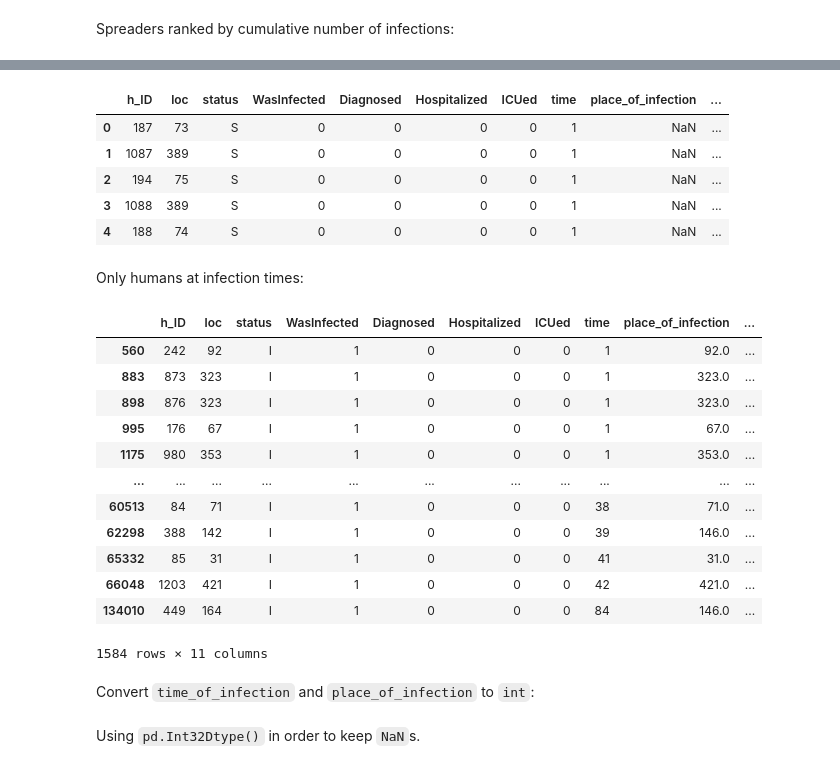
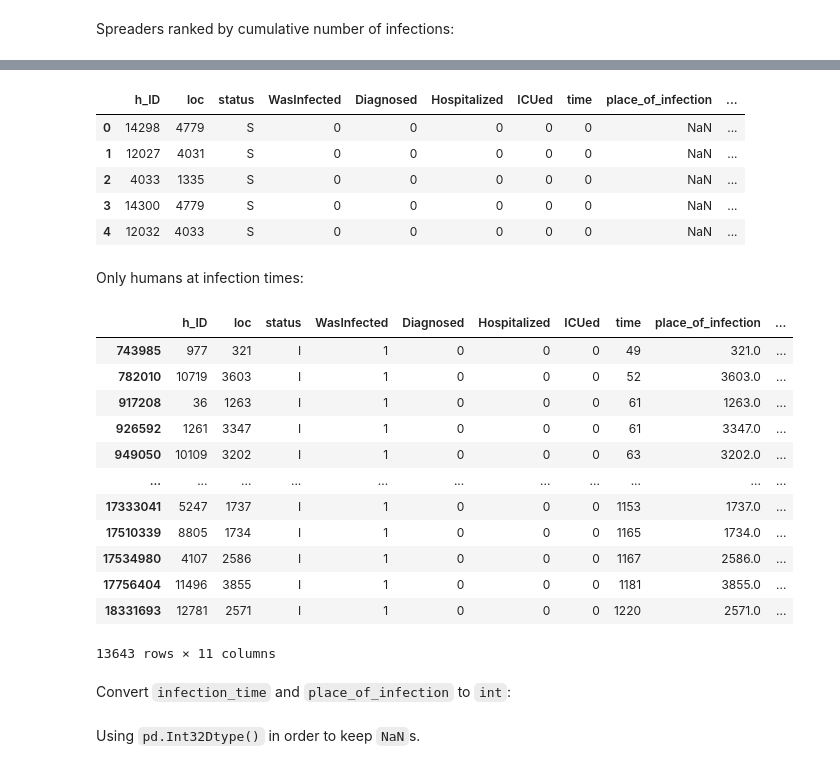
Before and after one commit to joba-1/Corona_Model, a Jupyter notebook: notebooks/Generate infection network.ipynb, the cells around one changed output, grey strips where cells are left out. Saved outputs shown, nothing was run; the diff lists cells and outputs as text; code cells hidden in the pictures.

```diff
--- a/notebooks/Generate infection network.ipynb
+++ b/notebooks/Generate infection network.ipynb
@@ -20,10 +22,15 @@ import networkx as nx
 # %% [markdown]
 Paths:
 # %%
-HUMANS_PATH        = '../outputs/output-humans_time_course.csv'
-INFECTIONS_PATH    = '../outputs/InfectionNetwork.csv'
-EXPORT_GML_PATH    = '../outputs/network_static'
-EXPORT_HUMANS_PATH = '../outputs/humans_infected_time_course.csv'
+# HUMANS_PATH        = '../outputs/output-humans_time_course.csv'
+# INFECTIONS_PATH    = '../outputs/InfectionNetwork.csv'
+# EXPORT_GML_PATH    = '../outputs/network_static'
+# EXPORT_HUMANS_PATH = '../outputs/humans_infected_time_course.csv'
+HUMANS_PATH        = '../outputs/basicsenario-humans_time_course.csv'
+INFECTIONS_PATH    = '../outputs/basicscenario-infection_network.csv'
+EXPORT_GML_PATH    = '../outputs/network_static_basic_scenario'
+EXPORT_HUMANS_PATH = '../outputs/humans_infected_time_course_basic_scenario.csv'
+EXPORT_NX_PATH     = '../outputs/network_dynamic_nx_basic_scenario_'
 # %% [markdown]
 Colors:
 # %%
@@ -66,4 +87,4 @@ infections = pd.read_csv(INFECTIONS_PATH)
 # %% [markdown]
 Get rid of `Unnamed: 0`:
 # %%
-infections = infections[['ID', 'place_of_infection', 'time_of_infection', 'got_infected_by']]
+infections = infections[['h_ID', 'place_of_infection', 'infection_time', 'infected_by']]
@@ -72,7 +102,7 @@ Convert `got_infected_by` to `int`:
 # %% [markdown]
 Using `pd.Int32Dtype()` in order to keep `NaN`s.
 # %%
-infections['got_infected_by'] = infections['got_infected_by'].astype(pd.Int32Dtype())
+infections['infected_by'] = infections['infected_by'].astype(pd.Int32Dtype())
 # %%
 infections.head()
 # %% [output]
@@ -132,6 +169,7 @@ Name: got_infected_by, dtype: Int64
 # %%
+%%time
 humans_tc_with_infected = pd.merge(left = humans_tc,
                                    right = infections,
                                    how = 'left',
                                    left_on = ['h_ID', 'time'],
-                                   right_on = ['ID', 'time_of_infection']).drop(labels = 'ID', axis = 1, inplace = False)
+                                   right_on = ['h_ID', 'infection_time'])
@@ -139,26 +179,26 @@ humans_tc_with_infected = pd.merge(left = humans_tc,
 humans_tc_with_infected.head()
 # %% [output]
 |  | h_ID | loc | status | WasInfected | Diagnosed | Hospitalized | ICUed | time | place_of_infection | ... |
-| 0 | 187 | 73 | S | 0 | 0 | 0 | 0 | 1 | NaN | ... |
-| 1 | 1087 | 389 | S | 0 | 0 | 0 | 0 | 1 | NaN | ... |
-| 2 | 194 | 75 | S | 0 | 0 | 0 | 0 | 1 | NaN | ... |
-| 3 | 1088 | 389 | S | 0 | 0 | 0 | 0 | 1 | NaN | ... |
-| 4 | 188 | 74 | S | 0 | 0 | 0 | 0 | 1 | NaN | ... |
+| 0 | 14298 | 4779 | S | 0 | 0 | 0 | 0 | 0 | NaN | ... |
+| 1 | 12027 | 4031 | S | 0 | 0 | 0 | 0 | 0 | NaN | ... |
+| 2 | 4033 | 1335 | S | 0 | 0 | 0 | 0 | 0 | NaN | ... |
+| 3 | 14300 | 4779 | S | 0 | 0 | 0 | 0 | 0 | NaN | ... |
+| 4 | 12032 | 4033 | S | 0 | 0 | 0 | 0 | 0 | NaN | ... |
 # %% [markdown]
 Only humans at infection times:
 # %%
-humans_tc_with_infected[humans_tc_with_infected.got_infected_by.notna()]
+humans_tc_with_infected[humans_tc_with_infected.infected_by.notna()]
 # %% [output]
 |  | h_ID | loc | status | WasInfected | Diagnosed | Hospitalized | ICUed | time | place_of_infection | ... |
-| 560 | 242 | 92 | I | 1 | 0 | 0 | 0 | 1 | 92.0 | ... |
-| 883 | 873 | 323 | I | 1 | 0 | 0 | 0 | 1 | 323.0 | ... |
-| 898 | 876 | 323 | I | 1 | 0 | 0 | 0 | 1 | 323.0 | ... |
-| 995 | 176 | 67 | I | 1 | 0 | 0 | 0 | 1 | 67.0 | ... |
-| 1175 | 980 | 353 | I | 1 | 0 | 0 | 0 | 1 | 353.0 | ... |
+| 743985 | 977 | 321 | I | 1 | 0 | 0 | 0 | 49 | 321.0 | ... |
+| 782010 | 10719 | 3603 | I | 1 | 0 | 0 | 0 | 52 | 3603.0 | ... |
+| 917208 | 36 | 1263 | I | 1 | 0 | 0 | 0 | 61 | 1263.0 | ... |
+| 926592 | 1261 | 3347 | I | 1 | 0 | 0 | 0 | 61 | 3347.0 | ... |
+| 949050 | 10109 | 3202 | I | 1 | 0 | 0 | 0 | 63 | 3202.0 | ... |
 | ... | ... | ... | ... | ... | ... | ... | ... | ... | ... | ... |
-| 60513 | 84 | 71 | I | 1 | 0 | 0 | 0 | 38 | 71.0 | ... |
-| 62298 | 388 | 142 | I | 1 | 0 | 0 | 0 | 39 | 146.0 | ... |
-| 65332 | 85 | 31 | I | 1 | 0 | 0 | 0 | 41 | 31.0 | ... |
-| 66048 | 1203 | 421 | I | 1 | 0 | 0 | 0 | 42 | 421.0 | ... |
-| 134010 | 449 | 164 | I | 1 | 0 | 0 | 0 | 84 | 146.0 | ... |
+| 17333041 | 5247 | 1737 | I | 1 | 0 | 0 | 0 | 1153 | 1737.0 | ... |
+| 17510339 | 8805 | 1734 | I | 1 | 0 | 0 | 0 | 1165 | 1734.0 | ... |
+| 17534980 | 4107 | 2586 | I | 1 | 0 | 0 | 0 | 1167 | 2586.0 | ... |
+| 17756404 | 11496 | 3855 | I | 1 | 0 | 0 | 0 | 1181 | 3855.0 | ... |
+| 18331693 | 12781 | 2571 | I | 1 | 0 | 0 | 0 | 1220 | 2571.0 | ... |
-1584 rows × 11 columns
+13643 rows × 11 columns
@@ -167,5 +205,5 @@ humans_tc_with_infected.to_csv(EXPORT_HUMANS_PATH, sep = ";", index = False)
 # %% [markdown]
-Convert `time_of_infection` and `place_of_infection` to `int`:
+Convert `infection_time` and `place_of_infection` to `int`:
 # %% [markdown]
 Using `pd.Int32Dtype()` in order to keep `NaN`s.
 # %%
```
Also changed, not shown: parts of 42 cells of this notebook, 5 other files.
